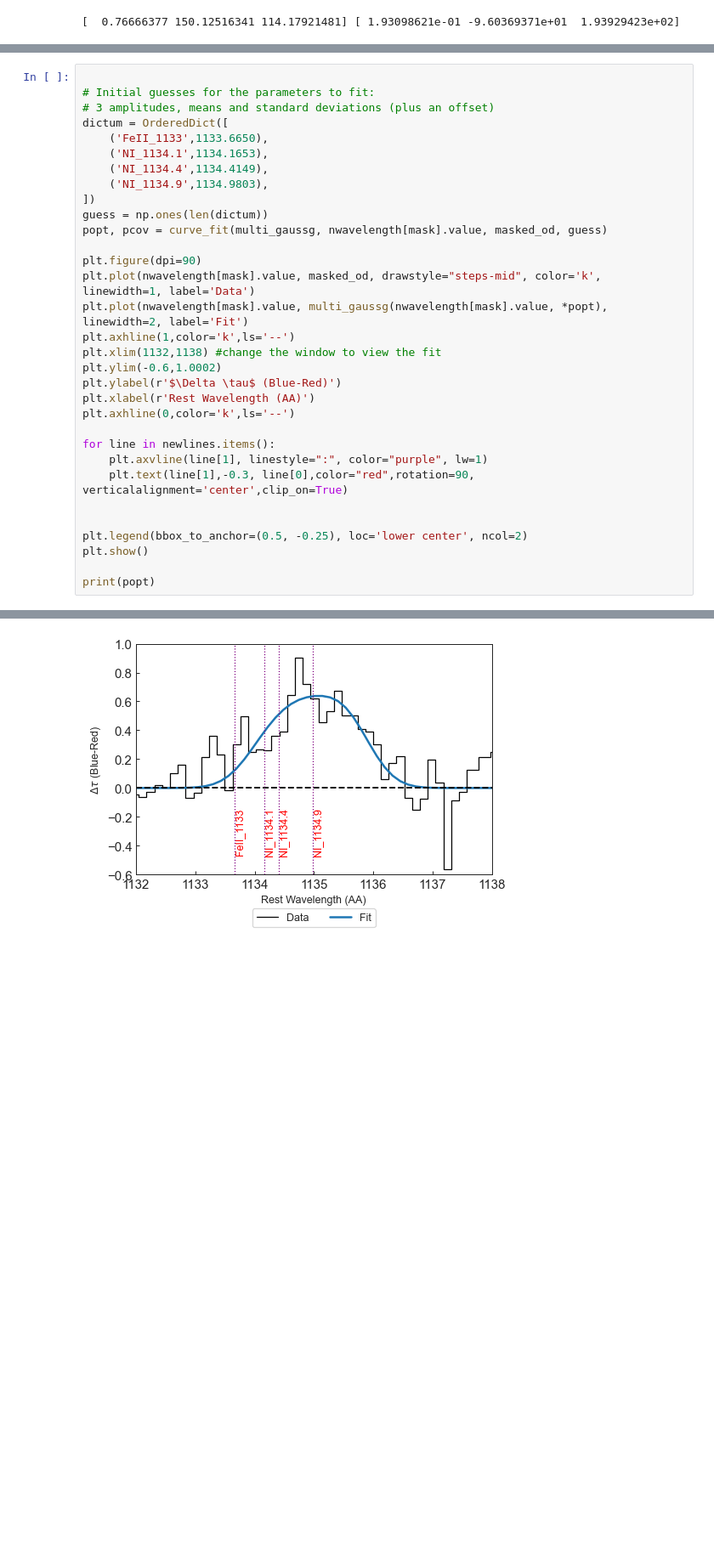
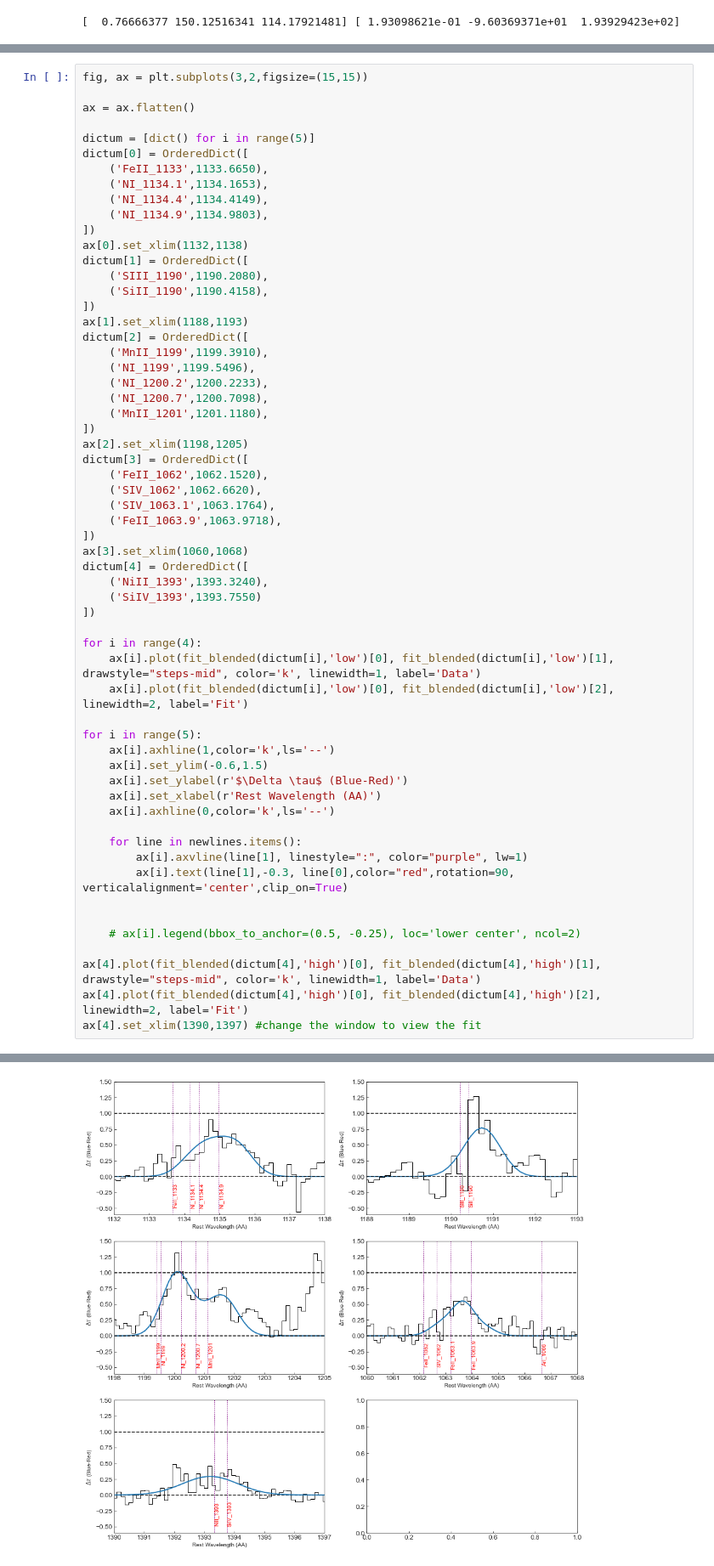
Before and after one commit to pyaritra/J1059, a Jupyter notebook: improved_spec.ipynb, the cells around one changed output, grey strips where cells are left out. Shown at 85% size. Cells and saved outputs as stored; diff of their text form; blank space fills up the shorter version.

```diff
--- a/improved_spec.ipynb
+++ b/improved_spec.ipynb
@@ -554,33 +593,60 @@ def multi_gaussg(x, *pars):
 # %%
+fig, ax = plt.subplots(3,2,figsize=(15,15))
 
-# Initial guesses for the parameters to fit:
-# 3 amplitudes, means and standard deviations (plus an offset)
-dictum = OrderedDict([
+ax = ax.flatten()
+
+dictum = [dict() for i in range(5)]
+dictum[0] = OrderedDict([
     ('FeII_1133',1133.6650),
     ('NI_1134.1',1134.1653),
     ('NI_1134.4',1134.4149),
     ('NI_1134.9',1134.9803),
 ])
-guess = np.ones(len(dictum))
-popt, pcov = curve_fit(multi_gaussg, nwavelength[mask].value, masked_od, guess)
+ax[0].set_xlim(1132,1138)
+dictum[1] = OrderedDict([
+    ('SIII_1190',1190.2080),
+    ('SiII_1190',1190.4158),
+])
+ax[1].set_xlim(1188,1193)
+dictum[2] = OrderedDict([
+    ('MnII_1199',1199.3910),
+    ('NI_1199',1199.5496),
+    ('NI_1200.2',1200.2233),
+    ('NI_1200.7',1200.7098),
+    ('MnII_1201',1201.1180),
+])
+ax[2].set_xlim(1198,1205)
+dictum[3] = OrderedDict([
+    ('FeII_1062',1062.1520),
+    ('SIV_1062',1062.6620),
+    ('SIV_1063.1',1063.1764),
+    ('FeII_1063.9',1063.9718),
+])
+ax[3].set_xlim(1060,1068)
+dictum[4] = OrderedDict([
+    ('NiII_1393',1393.3240),
+    ('SiIV_1393',1393.7550)
+])
 
-plt.figure(dpi=90)
-plt.plot(nwavelength[mask].value, masked_od, drawstyle="steps-mid", color='k', linewidth=1, label='Data')
-plt.plot(nwavelength[mask].value, multi_gaussg(nwavelength[mask].value, *popt), linewidth=2, label='Fit')
-plt.axhline(1,color='k',ls='--')
-plt.xlim(1132,1138) #change the window to view the fit
-plt.ylim(-0.6,1.0002)
-plt.ylabel(r'$\Delta \tau$ (Blue-Red)')
-plt.xlabel(r'Rest Wavelength (AA)')
-plt.axhline(0,color='k',ls='--')
+for i in range(4):
+    ax[i].plot(fit_blended(dictum[i],'low')[0], fit_blended(dictum[i],'low')[1], drawstyle="steps-mid", color='k', linewidth=1, label='Data')
+    ax[i].plot(fit_blended(dictum[i],'low')[0], fit_blended(dictum[i],'low')[2], linewidth=2, label='Fit')
 
-for line in newlines.items():
-    plt.axvline(line[1], linestyle=":", color="purple", lw=1)
-    plt.text(line[1],-0.3, line[0],color="red",rotation=90, verticalalignment='center',clip_on=True)
+for i in range(5):
+    ax[i].axhline(1,color='k',ls='--')
+    ax[i].set_ylim(-0.6,1.5)
+    ax[i].set_ylabel(r'$\Delta \tau$ (Blue-Red)')
+    ax[i].set_xlabel(r'Rest Wavelength (AA)')
+    ax[i].axhline(0,color='k',ls='--')
+
+    for line in newlines.items():
+        ax[i].axvline(line[1], linestyle=":", color="purple", lw=1)
+        ax[i].text(line[1],-0.3, line[0],color="red",rotation=90, verticalalignment='center',clip_on=True)
 
 
-plt.legend(bbox_to_anchor=(0.5, -0.25), loc='lower center', ncol=2)
-plt.show()
+    # ax[i].legend(bbox_to_anchor=(0.5, -0.25), loc='lower center', ncol=2)
 
-print(popt)
+ax[4].plot(fit_blended(dictum[4],'high')[0], fit_blended(dictum[4],'high')[1], drawstyle="steps-mid", color='k', linewidth=1, label='Data')
+ax[4].plot(fit_blended(dictum[4],'high')[0], fit_blended(dictum[4],'high')[2], linewidth=2, label='Fit')
+ax[4].set_xlim(1390,1397) #change the window to view the fit
 # %% [output]
@@ -587 +654 @@ print(popt)
-[figure, old version]
+[figure, new version]
```
Also changed, not shown: parts of 9 cells of this notebook.
